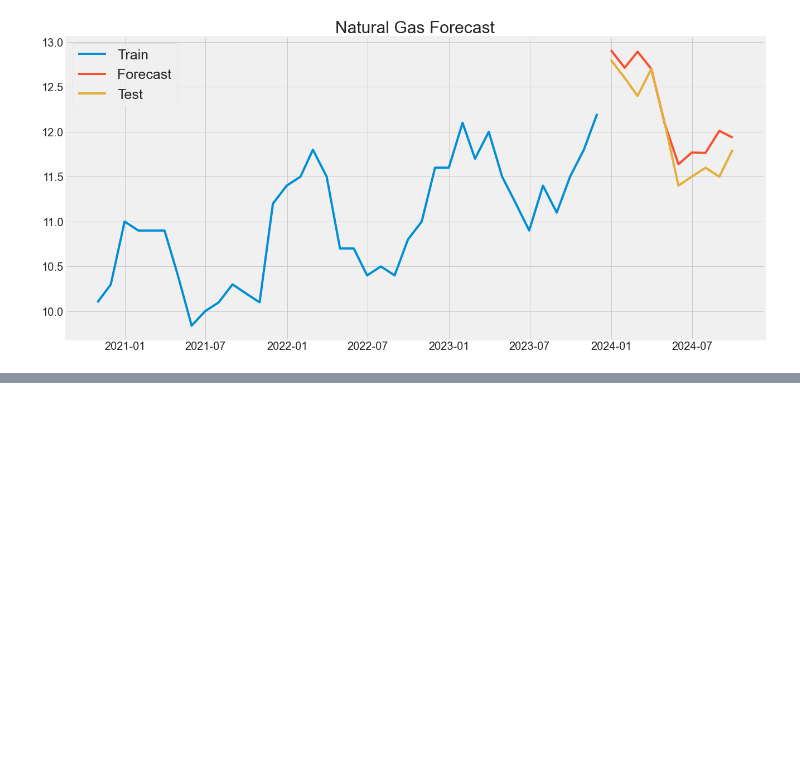
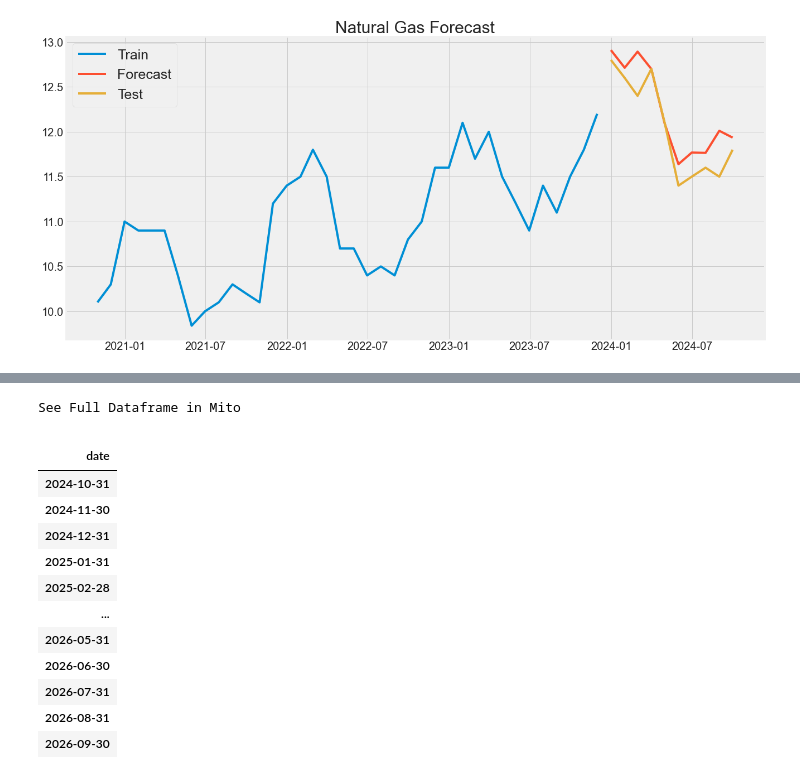
Before and after one commit to arjundoshi221/JPMC_Quant_Research, a Jupyter notebook: task1/code/timeseries.ipynb, the cells around one changed output, grey strips where cells are left out. Saved outputs shown, nothing was run; the diff lists cells and outputs as text; code cells hidden in the pictures; blank space fills up the shorter version.

```diff
--- a/task1/code/timeseries.ipynb
+++ b/task1/code/timeseries.ipynb
@@ -261,0 +317,38 @@ Mean Absolute Error: 0.2042608834015148
+# %%
+from datetime import datetime
+from dateutil.relativedelta import relativedelta
+
+# Given datetime object
+original_datetime = data_test.index[-1]
+
+# Add one month to the datetime object
+new_datetime = original_datetime + relativedelta(months=1)
+
+# Define the starting date
+start_date = new_datetime  # Replace with your desired start date
+
+# Create a date range for the next 12 months with the end of each month
+end_of_month_dates = pd.date_range(start=start_date, periods=24, freq='M')
+
+# # Print the end-of-month dates
+# for date in end_of_month_dates:
+#     print(date.strftime('%d-%m-%Y'))
+
+df_future = pd.DataFrame({'date': end_of_month_dates})
+df_future = df_future.set_index('date')
+df_future
+# %% [output]
+See Full Dataframe in Mito
+|  |
+| date |
+| 2024-10-31 |
+| 2024-11-30 |
+| 2024-12-31 |
+| 2025-01-31 |
+| 2025-02-28 |
+| ... |
+| 2026-05-31 |
+| 2026-06-30 |
+| 2026-07-31 |
+| 2026-08-31 |
+| 2026-09-30 |
```
Also changed, not shown: parts of 10 cells of this notebook, 6 other files.
